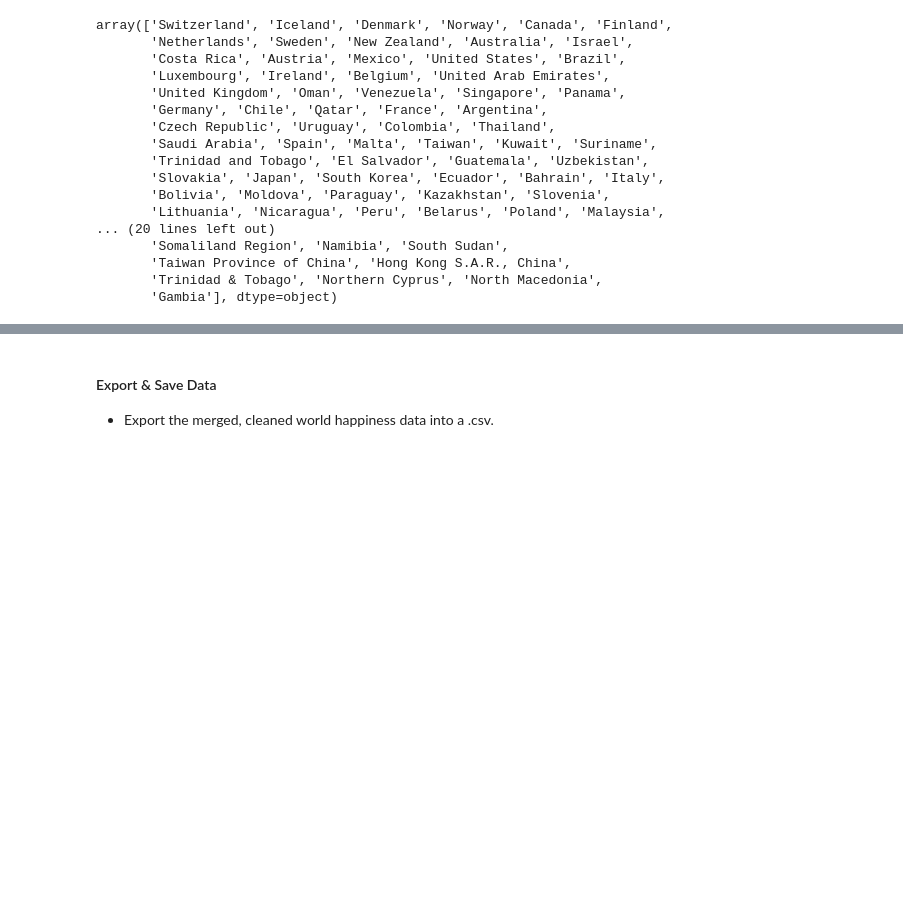
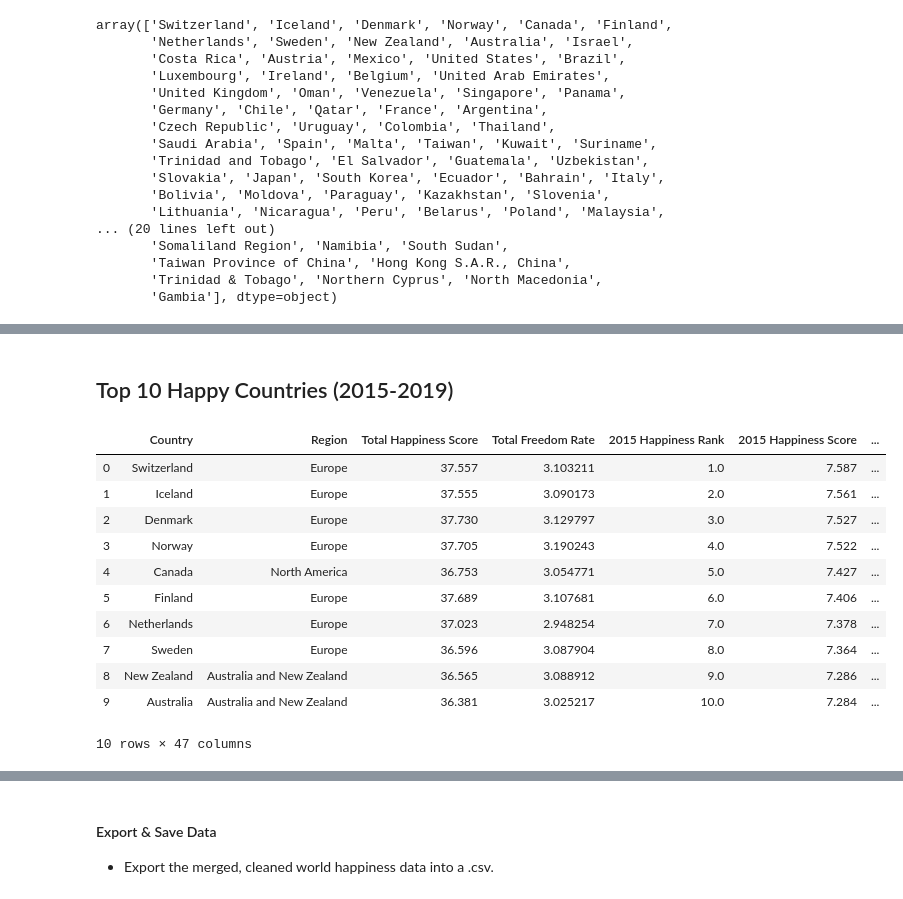
Before and after one commit to jeosqueri/Protest-Happiness-Analysis, a Jupyter notebook: Clean_World_Happiness.ipynb, the cells around one changed output, grey strips where cells are left out. Cells and saved outputs as stored; diff of their text form; code cells hidden in the pictures; blank space fills up the shorter version.

```diff
--- a/Clean_World_Happiness.ipynb
+++ b/Clean_World_Happiness.ipynb
@@ -415,0 +450,18 @@ clean_combined_happiness.head()
+# %% [markdown]
+## Top 10 Happy Countries (2015-2019)
+# %%
+top10 = clean_combined_happiness.head(10)
+top10
+# %% [output]
+|  | Country | Region | Total Happiness Score | Total Freedom Rate | 2015 Happiness Rank | 2015 Happiness Score | ... |
+| 0 | Switzerland | Europe | 37.557 | 3.103211 | 1.0 | 7.587 | ... |
+| 1 | Iceland | Europe | 37.555 | 3.090173 | 2.0 | 7.561 | ... |
+| 2 | Denmark | Europe | 37.730 | 3.129797 | 3.0 | 7.527 | ... |
+| 3 | Norway | Europe | 37.705 | 3.190243 | 4.0 | 7.522 | ... |
+| 4 | Canada | North America | 36.753 | 3.054771 | 5.0 | 7.427 | ... |
+| 5 | Finland | Europe | 37.689 | 3.107681 | 6.0 | 7.406 | ... |
+| 6 | Netherlands | Europe | 37.023 | 2.948254 | 7.0 | 7.378 | ... |
+| 7 | Sweden | Europe | 36.596 | 3.087904 | 8.0 | 7.364 | ... |
+| 8 | New Zealand | Australia and New Zealand | 36.565 | 3.088912 | 9.0 | 7.286 | ... |
+| 9 | Australia | Australia and New Zealand | 36.381 | 3.025217 | 10.0 | 7.284 | ... |
+10 rows × 47 columns
```
Also changed, not shown: parts of 13 cells of this notebook, 1 other file.
